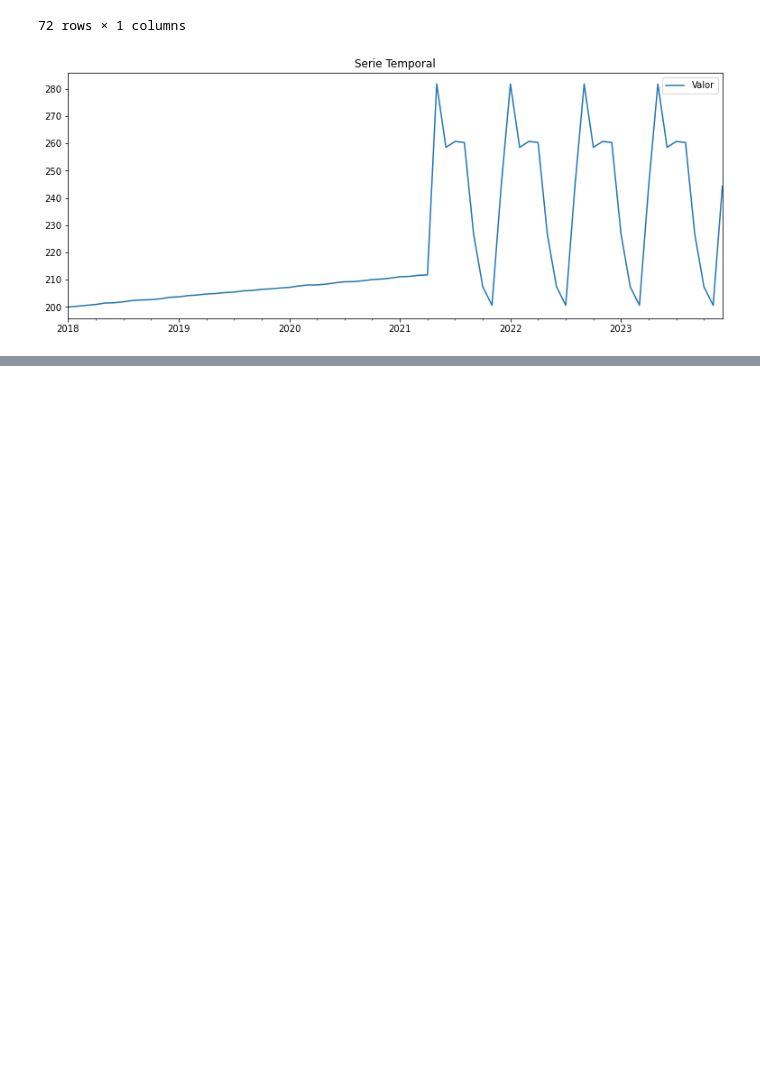
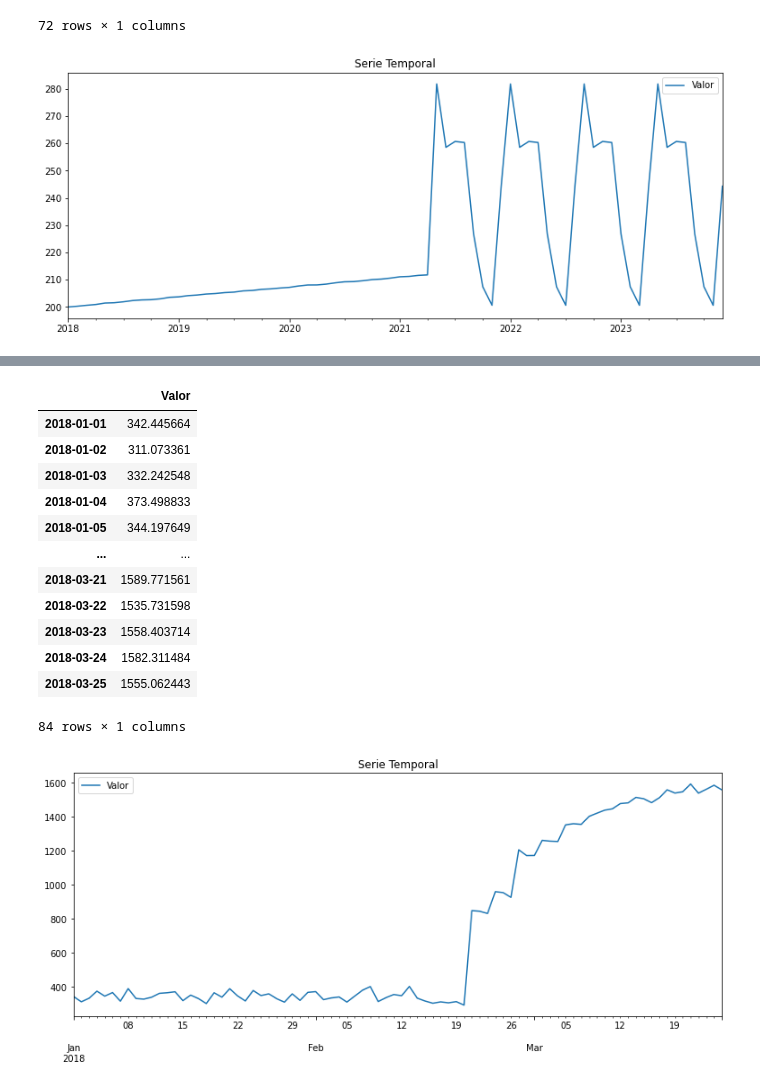
Before and after one commit to davidraamirez/drift-detection_data-augmentation, a Jupyter notebook: series_temporales_sinteticas/EJEMPLOS_FUNCIONES_GENERALES.ipynb, the cells around one changed output, grey strips where cells are left out. Drawn from its saved outputs; the diff is of its cells as text; code cells hidden in the pictures; blank space fills up the shorter version.

```diff
--- a/series_temporales_sinteticas/EJEMPLOS_FUNCIONES_GENERALES.ipynb
+++ b/series_temporales_sinteticas/EJEMPLOS_FUNCIONES_GENERALES.ipynb
@@ -2180,0 +2198,17 @@ crear_df_fin_DRIFT(fecha1,fecha2,'M',columna,params_tend1,params_per2,16,40)
+# %%
+crear_df_periodos_DRIFT(fecha1,periodos,'D',columna,paramsD1,params_ARMA1,2,45)
+# %% [output]
+|  | Valor |
+| 2018-01-01 | 342.445664 |
+| 2018-01-02 | 311.073361 |
+| 2018-01-03 | 332.242548 |
+| 2018-01-04 | 373.498833 |
+| 2018-01-05 | 344.197649 |
+| ... | ... |
+| 2018-03-21 | 1589.771561 |
+| 2018-03-22 | 1535.731598 |
+| 2018-03-23 | 1558.403714 |
+| 2018-03-24 | 1582.311484 |
+| 2018-03-25 | 1555.062443 |
+84 rows × 1 columns
+[figure, added]
```
Also changed, not shown: parts of 15 cells of this notebook.
